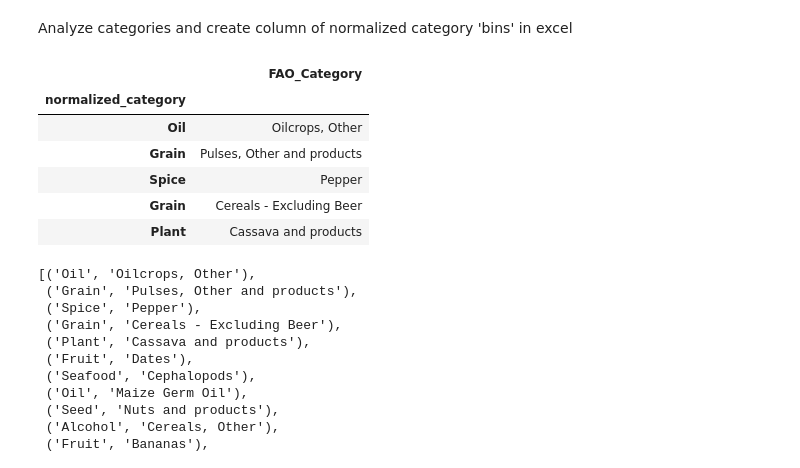
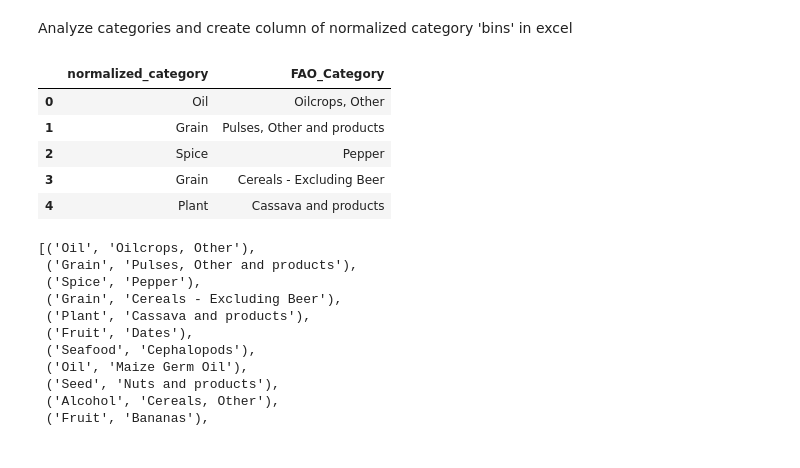
Before and after one commit to shortpoet/ETL-Project, a Jupyter notebook: ETL_Data_Clean_v_0_5.ipynb, the cells around one changed output. Drawn from its saved outputs; the diff is of its cells as text; code cells hidden in the pictures.

```diff
--- a/ETL_Data_Clean_v_0_5.ipynb
+++ b/ETL_Data_Clean_v_0_5.ipynb
@@ -49,17 +75,16 @@ Analyze categories and create column of normalized category 'bins' in excel
 # %%
 #read category datagrame with new column set index to normalized category
 csv_file = "./../FAO_norm_ctgry_df.csv"
 FAO_nrm_ctgry_df = pd.read_csv(csv_file)
-FAO_nrm_ctgry_df = FAO_nrm_ctgry_df.set_index('normalized_category')
+#FAO_nrm_ctgry_df = FAO_nrm_ctgry_df.set_index('normalized_category')
 FAO_nrm_ctgry_df.head()
 # %% [output]
-|  | FAO_Category |
-| normalized_category |  |
-| Oil | Oilcrops, Other |
-| Grain | Pulses, Other and products |
-| Spice | Pepper |
-| Grain | Cereals - Excluding Beer |
-| Plant | Cassava and products |
+|  | normalized_category | FAO_Category |
+| 0 | Oil | Oilcrops, Other |
+| 1 | Grain | Pulses, Other and products |
+| 2 | Spice | Pepper |
+| 3 | Grain | Cereals - Excluding Beer |
+| 4 | Plant | Cassava and products |
 # %%
 #print statements to test output of itterows functions on naked row element (nothing in [])
 #create list of tuples as key, value pairs to map a dictionary of categories
```
Also changed, not shown: parts of 20 cells of this notebook, 1 other file.
